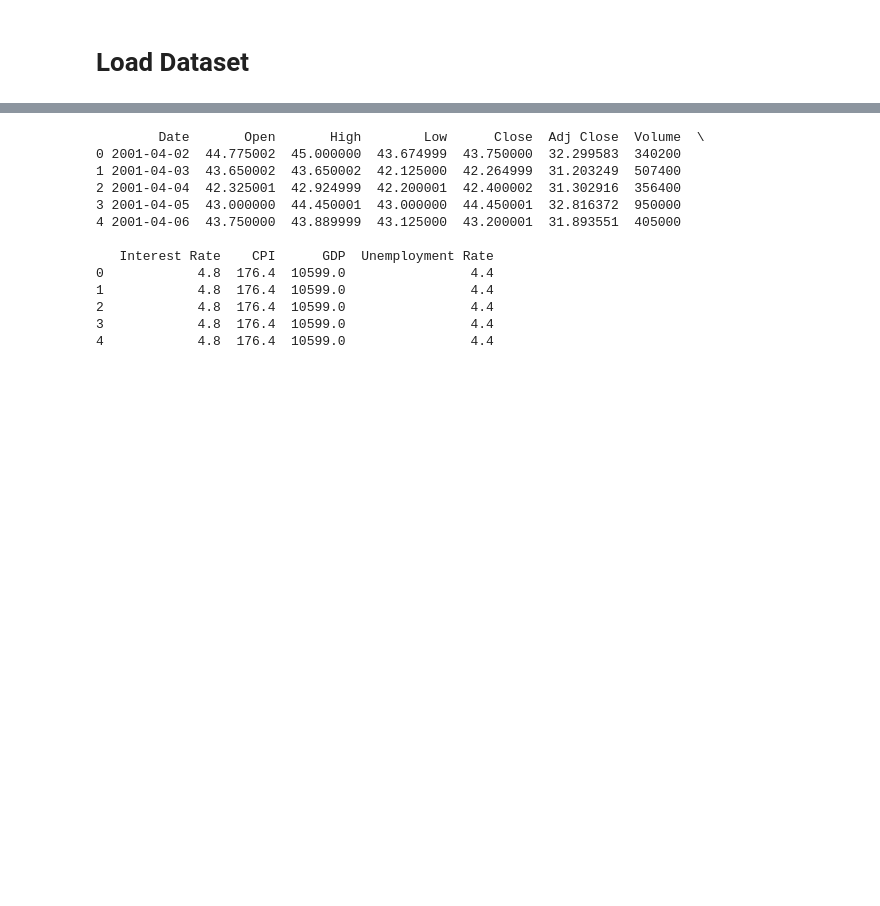
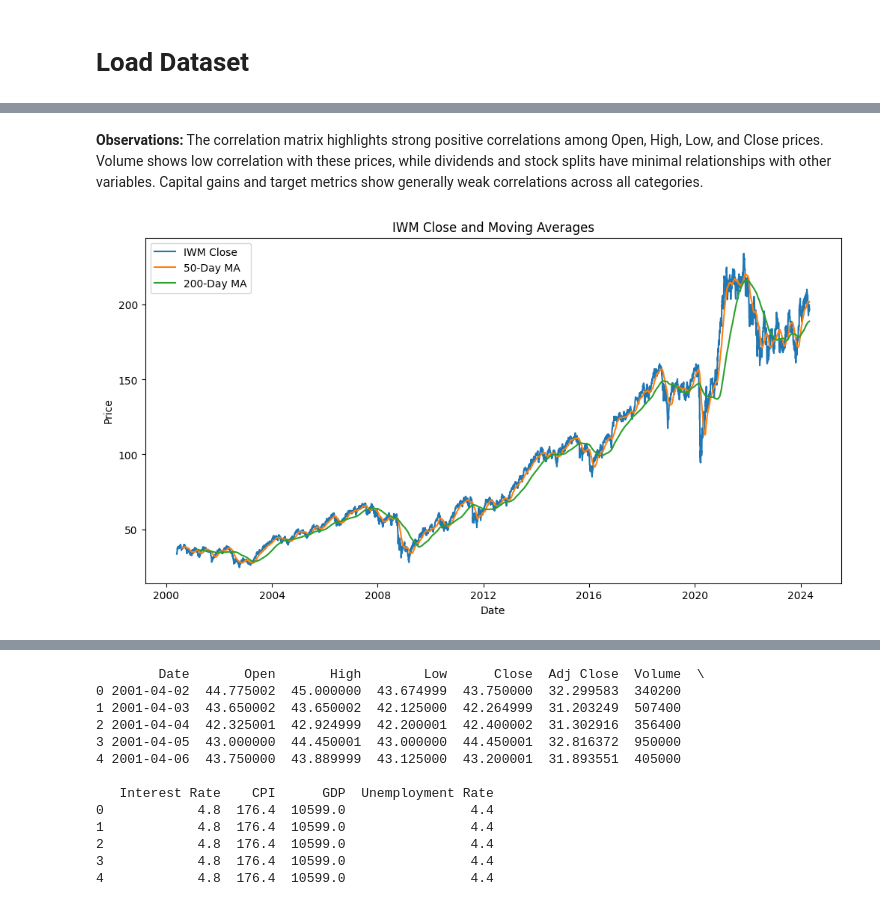
Before and after one commit to johri-lab/Algorithmic-ML-Trading-Strategy, a Jupyter notebook: EDA_and_classification.ipynb, the cells around one changed output, grey strips where cells are left out. Cells and saved outputs as stored; diff of their text form; code cells hidden in the pictures; blank space fills up the shorter version.

```diff
--- a/EDA_and_classification.ipynb
+++ b/EDA_and_classification.ipynb
@@ -29,0 +92,17 @@ iwm_data = fetch_iwm_data()
+# %% [markdown]
+**Observations:** The correlation matrix highlights strong positive correlations among Open, High, Low, and Close prices. Volume shows low correlation with these prices, while dividends and stock splits have minimal relationships with other variables. Capital gains and target metrics show generally weak correlations across all categories.
+# %%
+iwm_data['MA50'] = iwm_data['Close'].rolling(window=50).mean()
+iwm_data['MA200'] = iwm_data['Close'].rolling(window=200).mean()
+
+plt.figure(figsize=(12, 6))
+plt.plot(iwm_data['Close'], label='IWM Close')
+plt.plot(iwm_data['MA50'], label='50-Day MA')
+plt.plot(iwm_data['MA200'], label='200-Day MA')
+plt.title('IWM Close and Moving Averages')
+plt.xlabel('Date')
+plt.ylabel('Price')
+plt.legend()
+plt.show()
+# %% [output]
+[figure, added]
```
Also changed, not shown: parts of 36 cells of this notebook.
